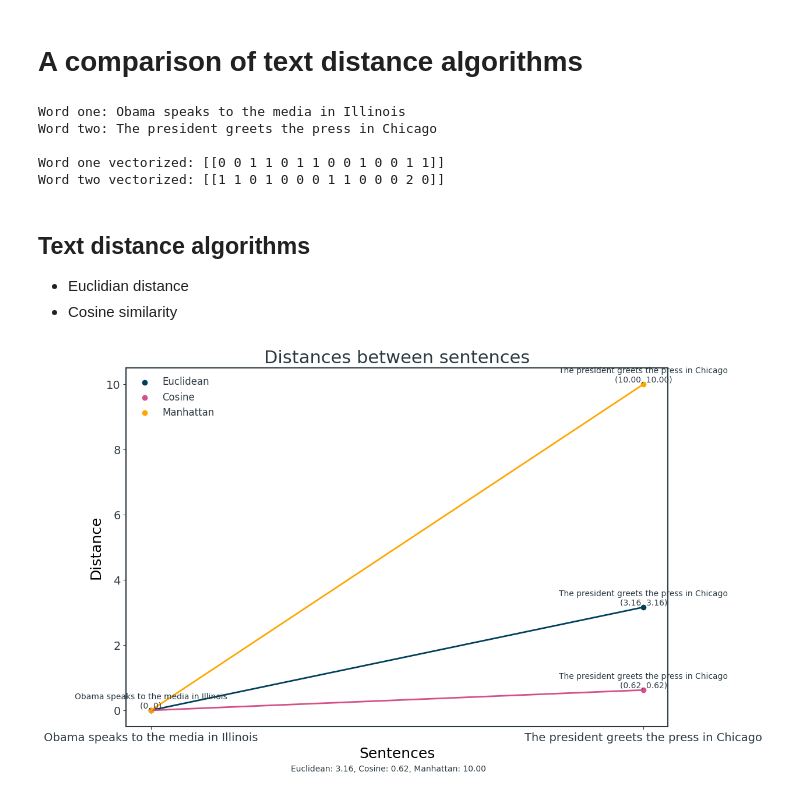
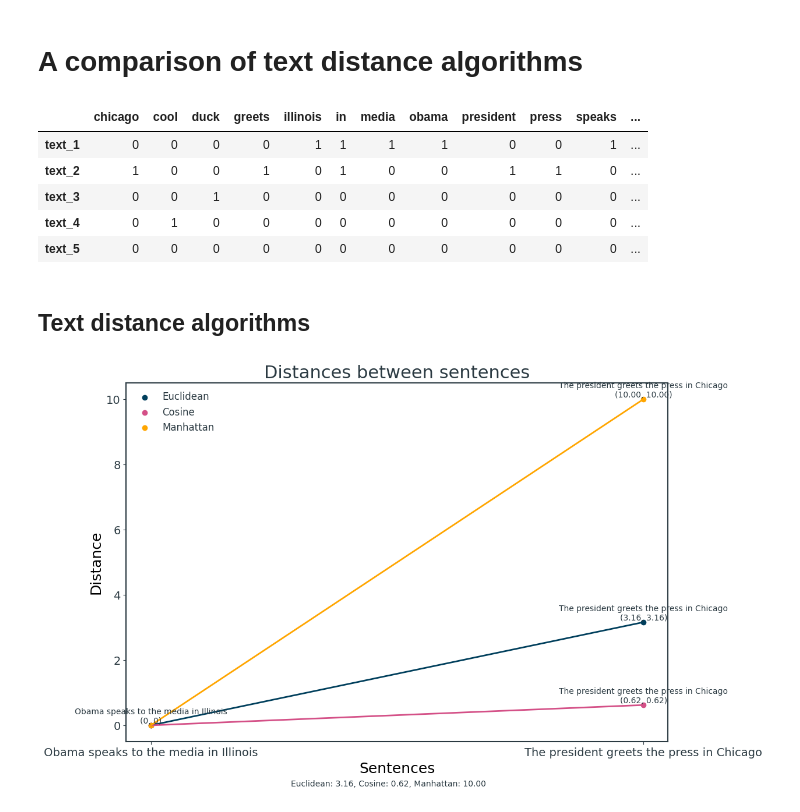
Before and after one commit to micheledinelli/text-distances, a Jupyter notebook: main.ipynb, the cells around one changed output. Drawn from its saved outputs; the diff is of its cells as text; code cells hidden in the pictures.

```diff
--- a/main.ipynb
+++ b/main.ipynb
@@ -13,37 +13,34 @@ plt.style.use("style.mplstyle")
 
 colors = ["#003f5c", "#d45087", "#ffa600", "#665191", "#ff7c43", "#2f4b7c", "#f95d6a", "#a05195"]
 # %%
-# s1 = "longest"
-# s2 = "stone"
-
 s1 = "Obama speaks to the media in Illinois"
 s2 = "The president greets the press in Chicago"
-s3 = "Longest"
-s4 = "Stone"
-s5 = "supercalifragilistichespiralidoso"
+s3 = "Duck"
+s4 = "Cool"
+s5 = "Supercalifragilistichespiralidoso"
 
 corpus = [s1, s2, s3, s4, s5]
 
 vectorizer = CountVectorizer()
 vectorizer.fit(corpus)
 
-print(f"Word one: {s1}\nWord two: {s2}")
+matrix = vectorizer.fit_transform(corpus)
 
-vector1 = vectorizer.transform([s1]).toarray()
-vector2 = vectorizer.transform([s2]).toarray()
+table = matrix.todense()
+df = pd.DataFrame(table,
+                  columns=vectorizer.get_feature_names_out(),
+                  index=['text_1', 'text_2', 'text_3', 'text_4', 'text_5'])
 
-print(f"\nWord one vectorized: {vector1}\nWord two vectorized: {vector2}")
+df.head()
 # %% [output]
-Word one: Obama speaks to the media in Illinois
-Word two: The president greets the press in Chicago
-
-Word one vectorized: [[0 0 1 1 0 1 1 0 0 1 0 0 1 1]]
-Word two vectorized: [[1 1 0 1 0 0 0 1 1 0 0 0 2 0]]
+|  | chicago | cool | duck | greets | illinois | in | media | obama | president | press | speaks | ... |
+| text_1 | 0 | 0 | 0 | 0 | 1 | 1 | 1 | 1 | 0 | 0 | 1 | ... |
+| text_2 | 1 | 0 | 0 | 1 | 0 | 1 | 0 | 0 | 1 | 1 | 0 | ... |
+| text_3 | 0 | 0 | 1 | 0 | 0 | 0 | 0 | 0 | 0 | 0 | 0 | ... |
+| text_4 | 0 | 1 | 0 | 0 | 0 | 0 | 0 | 0 | 0 | 0 | 0 | ... |
+| text_5 | 0 | 0 | 0 | 0 | 0 | 0 | 0 | 0 | 0 | 0 | 0 | ... |
 # %% [markdown]
 ## Text distance algorithms
-
-- Euclidian distance
-- Cosine similarity
 # %%
 def euclidean_distance(s1, s2, vectorizer):
     vector1 = vectorizer.transform([s1]).toarray()
```
Also changed, not shown: parts of 9 cells of this notebook.
